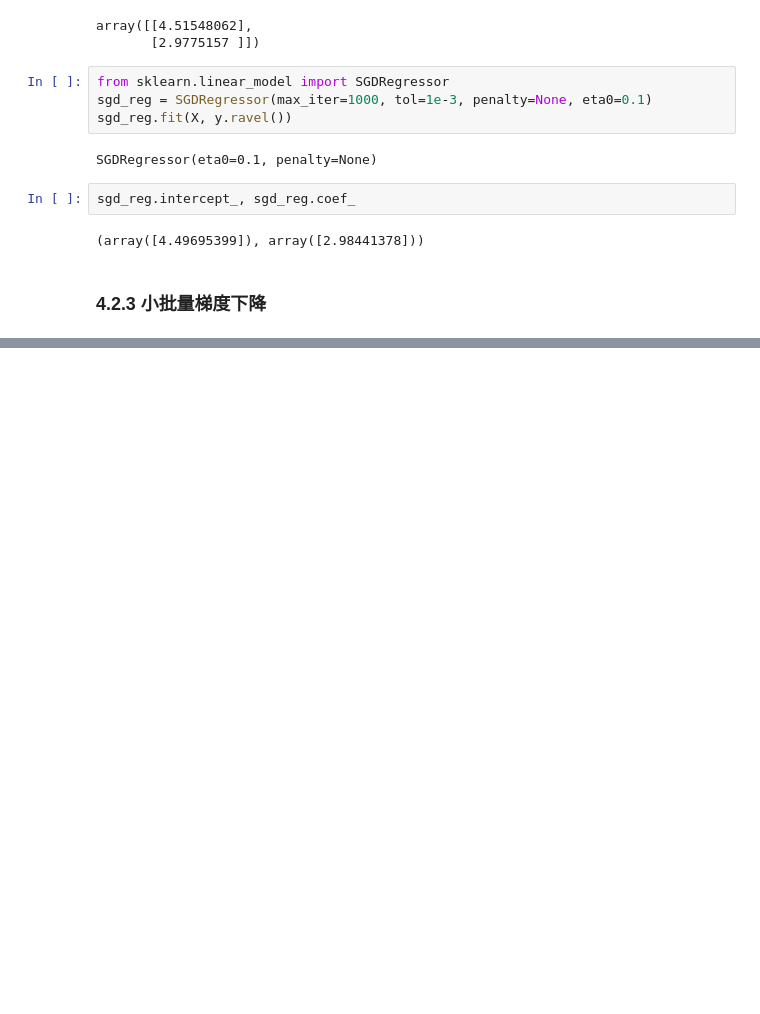
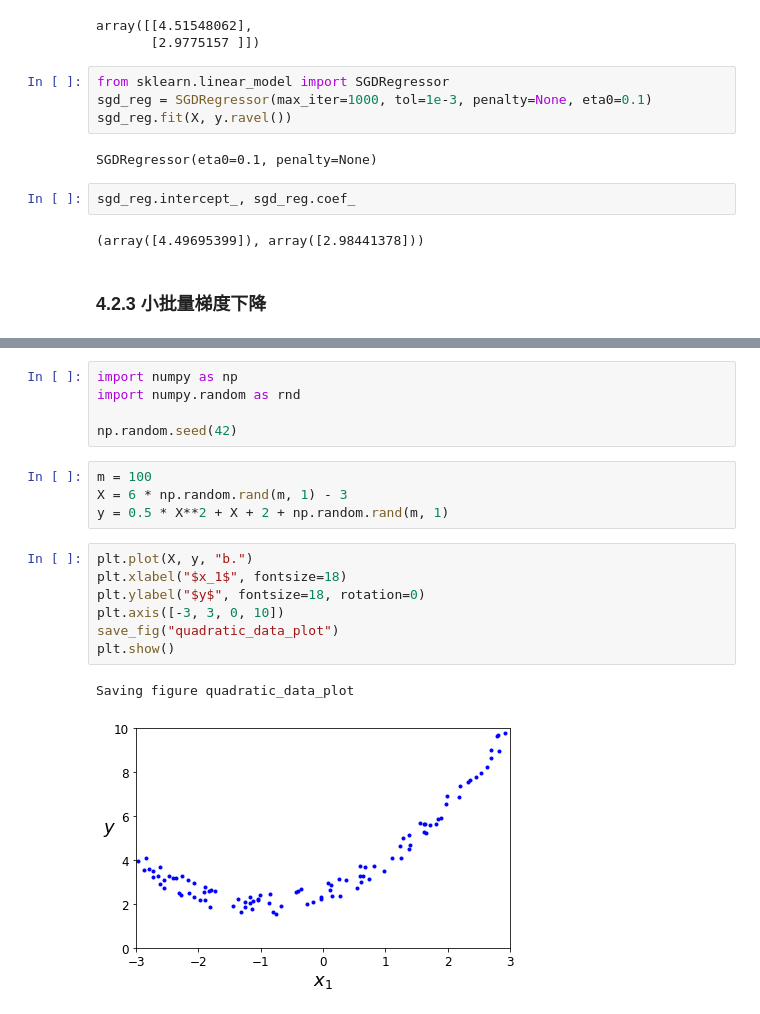
Before and after one commit to Vuean/Hands-On-ML, a Jupyter notebook: Chapter4/04_training_models.ipynb, the cells around one changed output, grey strips where cells are left out. Saved outputs shown, nothing was run; the diff lists cells and outputs as text; blank space fills up the shorter version.

```diff
--- a/Chapter4/04_training_models.ipynb
+++ b/Chapter4/04_training_models.ipynb
@@ -246,0 +298,19 @@ sgd_reg.intercept_, sgd_reg.coef_
+# %%
+import numpy as np
+import numpy.random as rnd
+
+np.random.seed(42)
+# %%
+m = 100
+X = 6 * np.random.rand(m, 1) - 3
+y = 0.5 * X**2 + X + 2 + np.random.rand(m, 1)
+# %%
+plt.plot(X, y, "b.")
+plt.xlabel("$x_1$", fontsize=18)
+plt.ylabel("$y$", fontsize=18, rotation=0)
+plt.axis([-3, 3, 0, 10])
+save_fig("quadratic_data_plot")
+plt.show()
+# %% [output]
+Saving figure quadratic_data_plot
+[figure, added]
```
Also changed, not shown: parts of 15 cells of this notebook, 6 other files.
